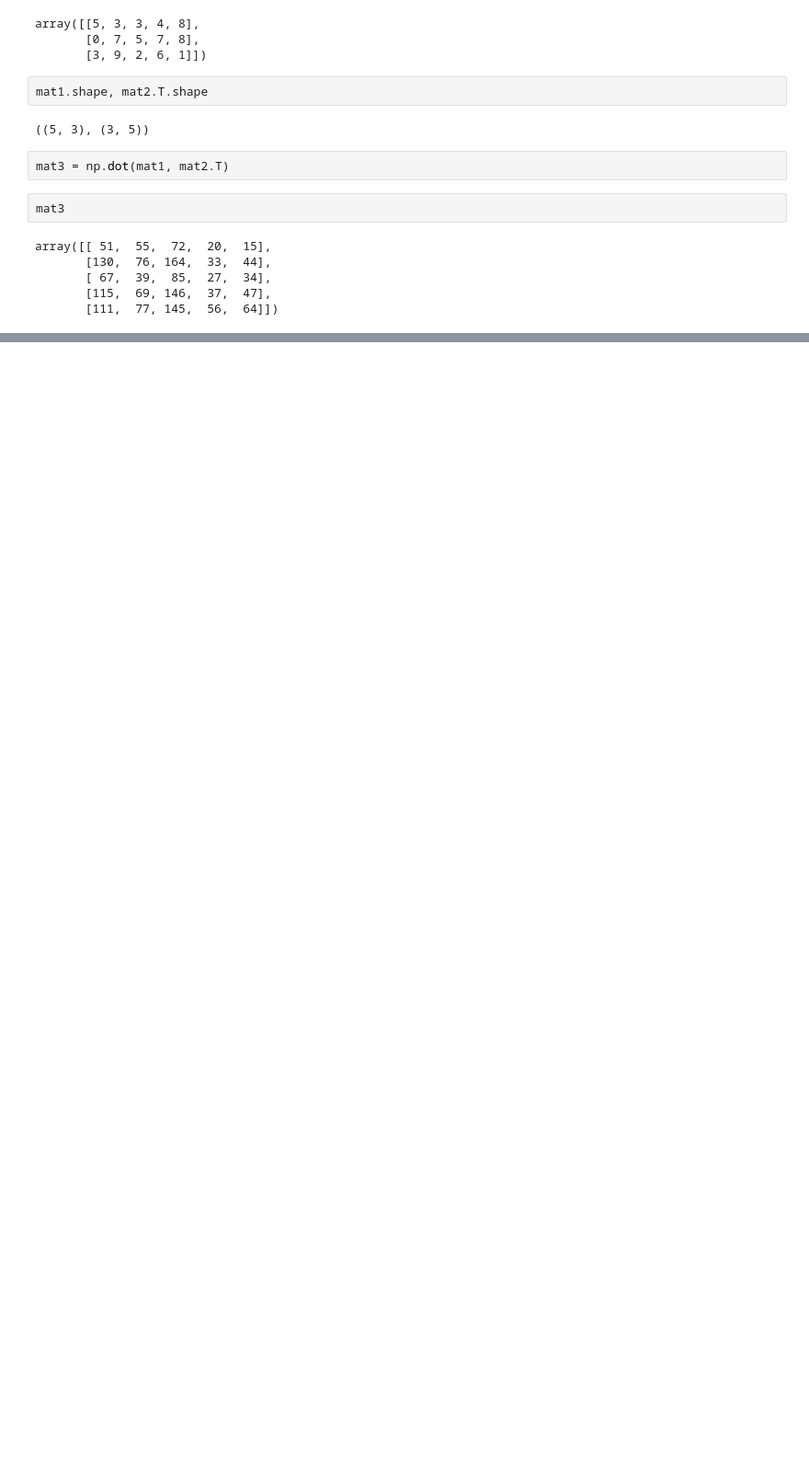
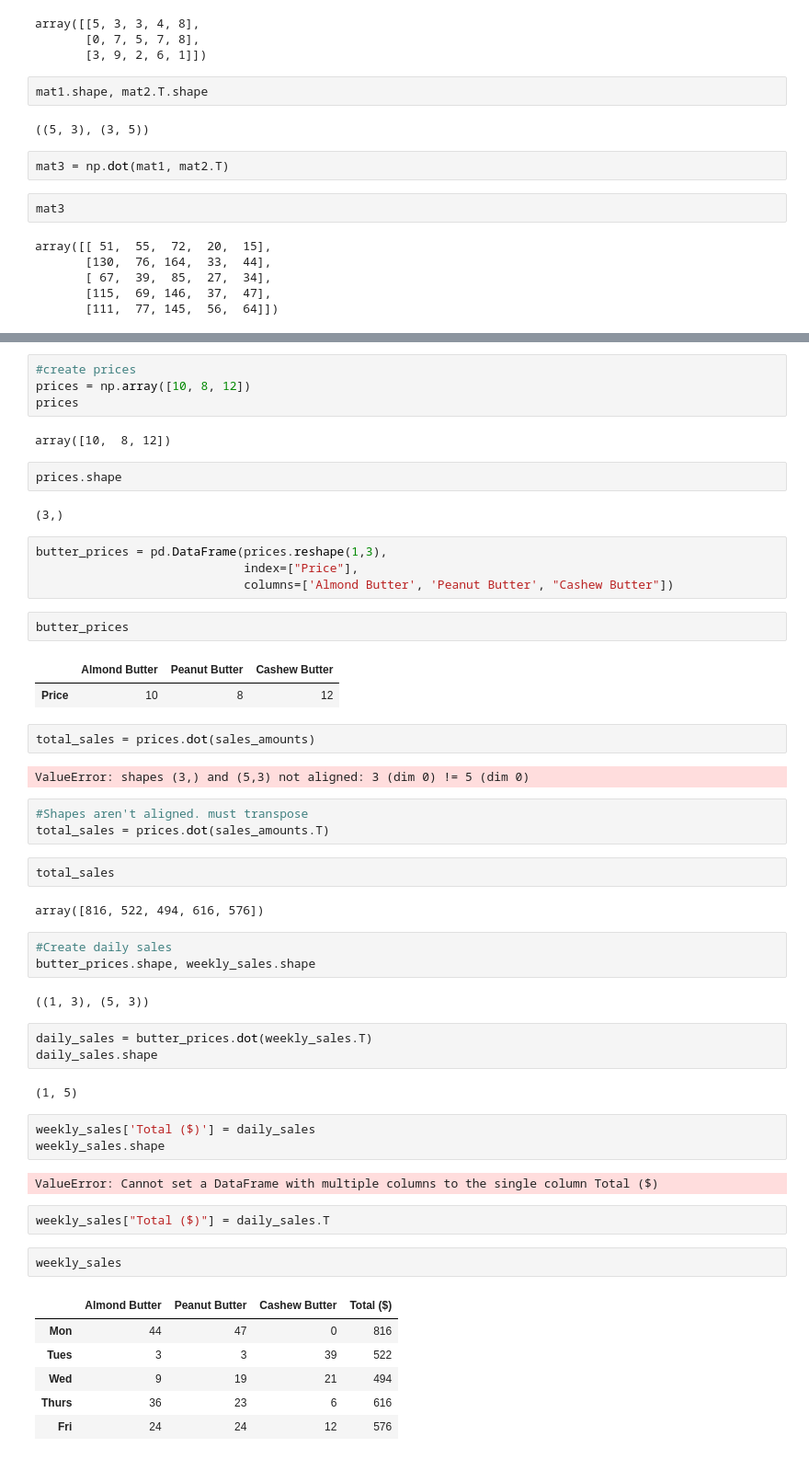
Before and after one commit to ccastell18/numpy_practice, a Jupyter notebook: numPy practice.ipynb, the cells around one changed output, grey strips where cells are left out. Shown at 92% size. Cells and saved outputs as stored; diff of their text form; blank space fills up the shorter version.

```diff
--- a/numPy practice.ipynb
+++ b/numPy practice.ipynb
@@ -601,0 +630,56 @@ array([[ 51,  55,  72,  20,  15],
+# %%
+#create prices
+prices = np.array([10, 8, 12])
+prices
+# %% [output]
+array([10,  8, 12])
+# %%
+prices.shape
+# %% [output]
+(3,)
+# %%
+butter_prices = pd.DataFrame(prices.reshape(1,3),
+                             index=["Price"],
+                             columns=['Almond Butter', 'Peanut Butter', "Cashew Butter"])
+# %%
+butter_prices
+# %% [output]
+|  | Almond Butter | Peanut Butter | Cashew Butter |
+| Price | 10 | 8 | 12 |
+# %%
+total_sales = prices.dot(sales_amounts)
+# %% [output]
+ValueError: shapes (3,) and (5,3) not aligned: 3 (dim 0) != 5 (dim 0)
+# %%
+#Shapes aren't aligned. must transpose
+total_sales = prices.dot(sales_amounts.T)
+# %%
+total_sales
+# %% [output]
+array([816, 522, 494, 616, 576])
+# %%
+#Create daily sales
+butter_prices.shape, weekly_sales.shape
+# %% [output]
+((1, 3), (5, 3))
+# %%
+daily_sales = butter_prices.dot(weekly_sales.T)
+daily_sales.shape
+# %% [output]
+(1, 5)
+# %%
+weekly_sales['Total ($)'] = daily_sales
+weekly_sales.shape
+# %% [output]
+ValueError: Cannot set a DataFrame with multiple columns to the single column Total ($)
+# %%
+weekly_sales["Total ($)"] = daily_sales.T
+# %%
+weekly_sales
+# %% [output]
+|  | Almond Butter | Peanut Butter | Cashew Butter | Total ($) |
+| Mon | 44 | 47 | 0 | 816 |
+| Tues | 3 | 3 | 39 | 522 |
+| Wed | 9 | 19 | 21 | 494 |
+| Thurs | 36 | 23 | 6 | 616 |
+| Fri | 24 | 24 | 12 | 576 |
```
Also changed, not shown: parts of 40 cells of this notebook, 3 other files.
